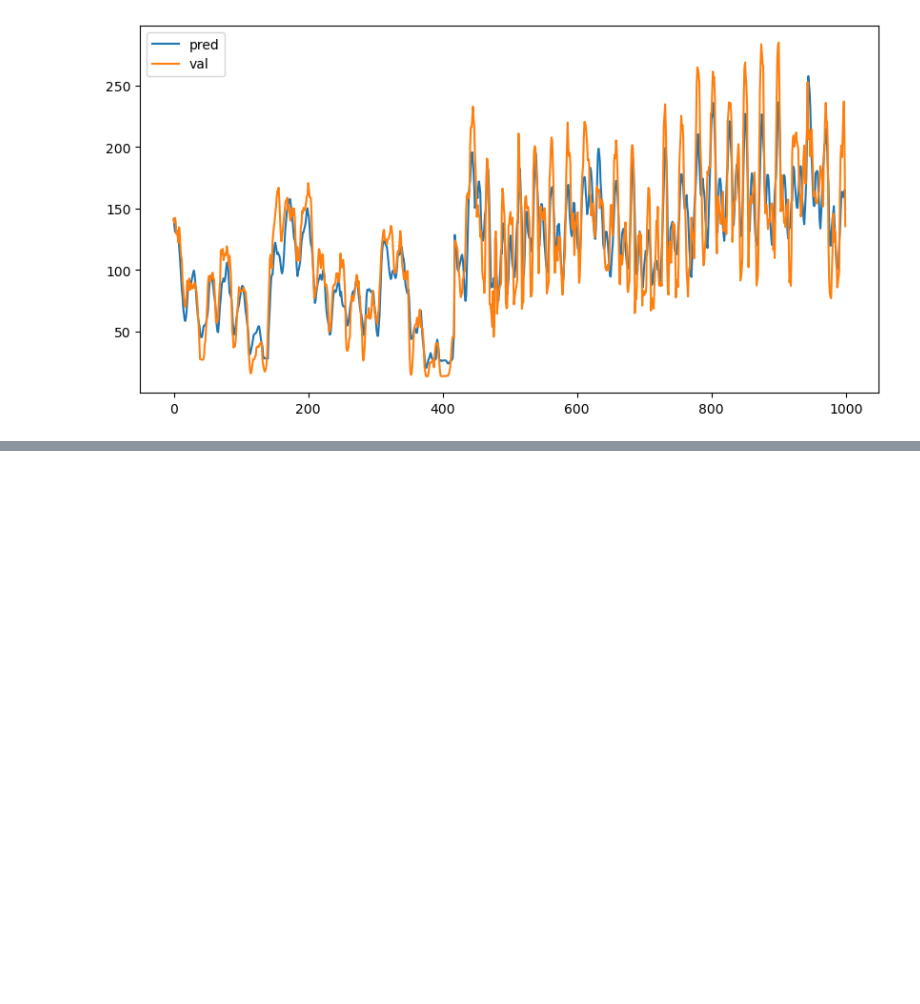
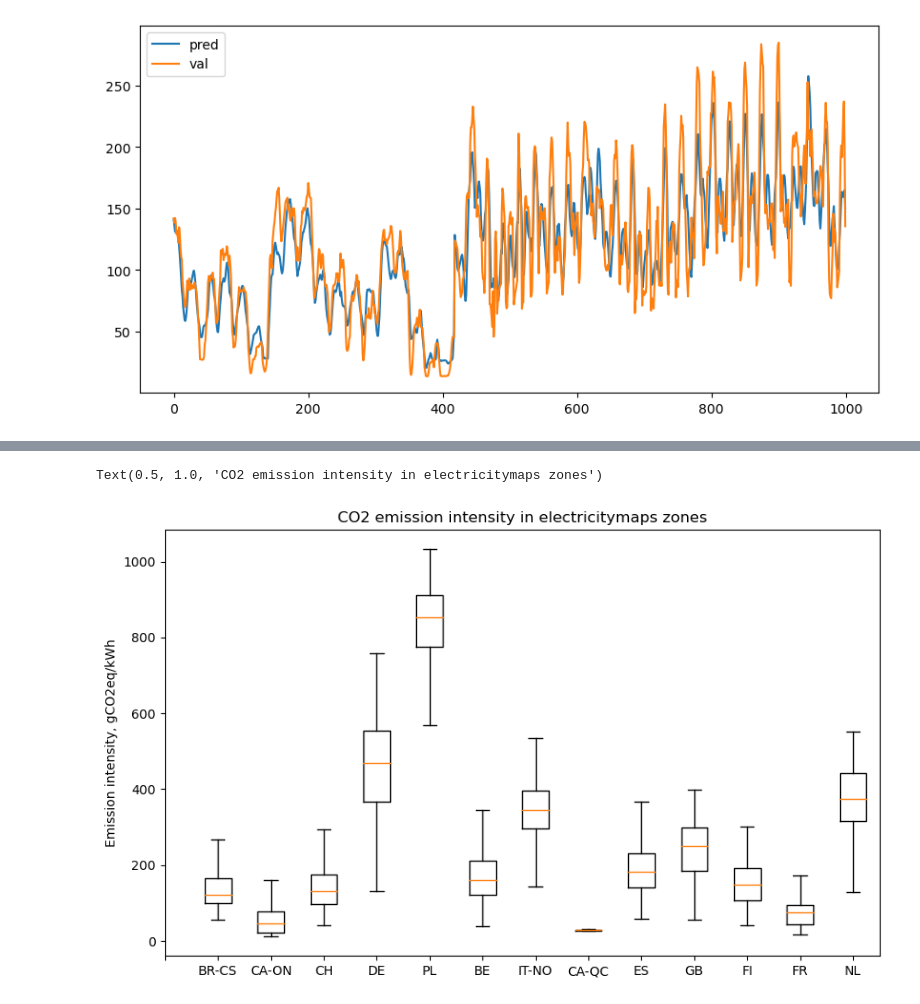
Before and after one commit to AIRI-Institute/eco4cast, a Jupyter notebook: test_co2_model.ipynb, the cells around one changed output, grey strips where cells are left out. Drawn from its saved outputs; the diff is of its cells as text; code cells hidden in the pictures; blank space fills up the shorter version.

```diff
--- a/test_co2_model.ipynb
+++ b/test_co2_model.ipynb
@@ -257,0 +252,29 @@ BE 0.13
+# %%
+import pandas as pd
+codes = ["BR-CS", "CA-ON", "CH", "DE", "PL", "BE", "IT-NO", "CA-QC", "ES", "GB", "FI", "FR", "NL"]
+
+e = []
+for code in codes:
+    emission_df = pd.concat(
+        (
+            pd.read_csv(f"electricitymaps_datasets/{code}_2021_hourly.csv"),
+            pd.read_csv(f"electricitymaps_datasets/{code}_2022_hourly.csv"),
+        )
+    ).reset_index(drop=True)
+
+    emission = emission_df['Carbon Intensity gCO₂eq/kWh (LCA)']
+    e.append(emission.to_numpy())
+# %%
+import matplotlib.pyplot as plt
+fig, ax = plt.subplots()
+fig.set_size_inches(10, 6)
+ax.boxplot(e, showfliers=False)
+
+ax.set_xticks(list(range(14)))
+ax.set_xticklabels([''] + codes)
+ax.set_ylabel('Emission intensity, gCO2eq/kWh')
+
+plt.title('CO2 emission intensity in electricitymaps zones')
+# %% [output]
+Text(0.5, 1.0, 'CO2 emission intensity in electricitymaps zones')
+[figure, added]
```
Also changed, not shown: parts of 18 cells of this notebook, 6 other files.
